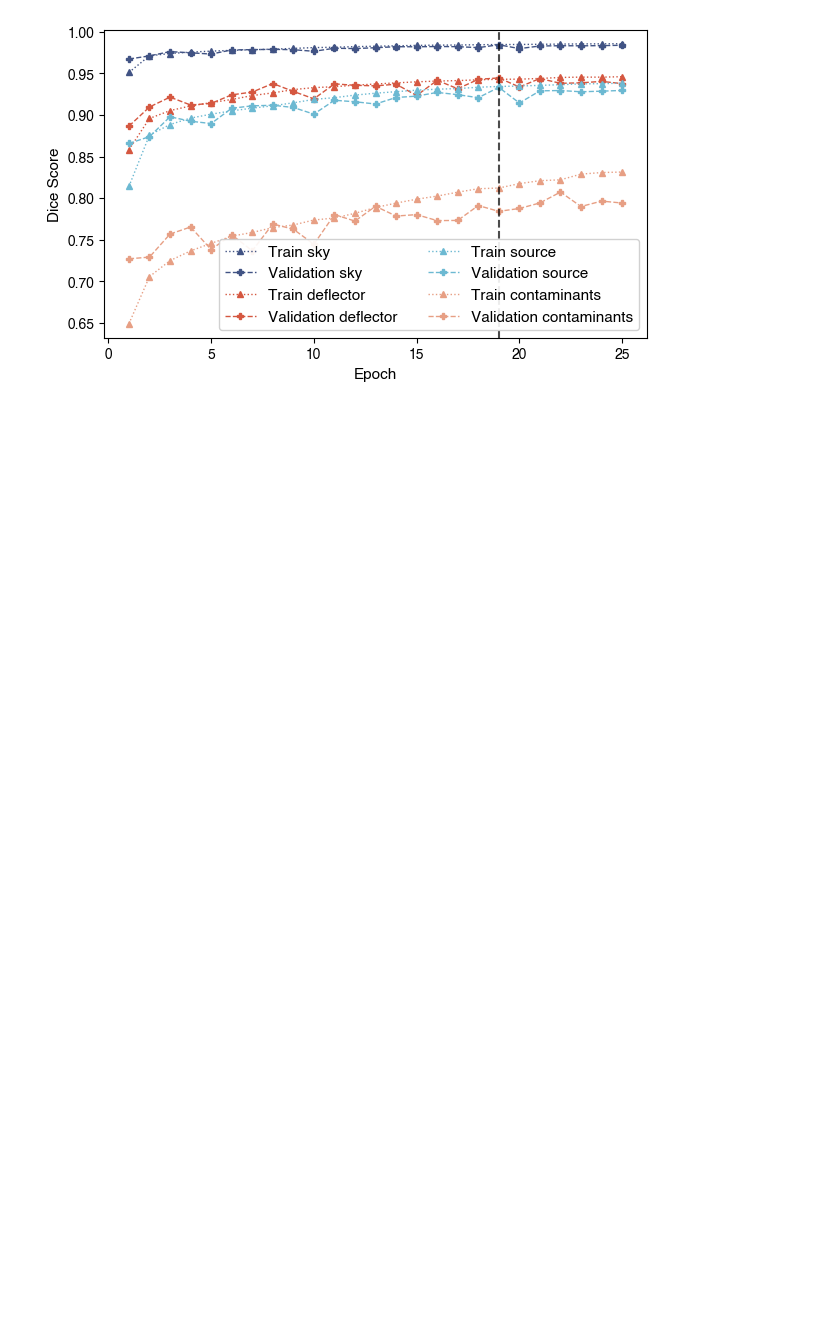
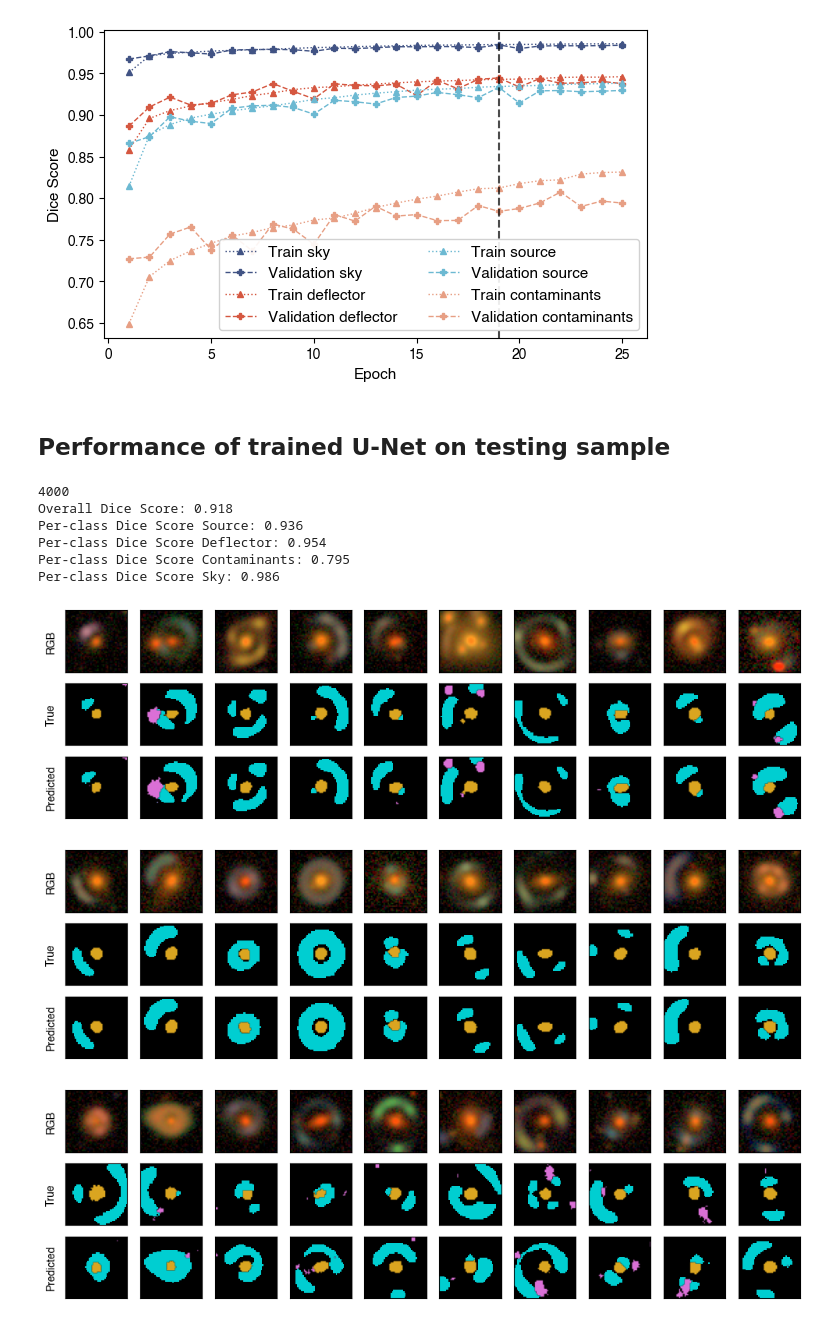
Before and after one commit to JimenaGonzalez/Hybrid_SL_Modeling, a Jupyter notebook: Paper/Figures.ipynb, the cells around one changed output. Drawn from its saved outputs; the diff is of its cells as text; code cells hidden in the pictures; blank space fills up the shorter version.

```diff
--- a/Paper/Figures.ipynb
+++ b/Paper/Figures.ipynb
@@ -204,3 +202,31 @@ def plot_accs_perclass(perf_data):
 plot_accs_perclass(data)
 # %% [output]
 [figure]
+# %% [markdown]
+## Performance of trained U-Net on testing sample
+# %%
+#Printing dice score overall and for each class on testing sample
+
+path_test = '/Users/jimenagonzalez/research/DSPL/Hybrid_SL_Modeling/Segmentation/ML/' # 'Exp/model_exp6/'
+data = np.load(path_test + 'testing_arrays.npz')
+original, segmented, labels = data['Original'], data['Segmented'], data['Labels']
+
+data = pd.read_csv(path_test + 'testing_data.csv')
+data['Per_class_dice'] = data['Per_class_dice'].apply(ast.literal_eval)
+print(len(data))
+
+
+dict_classes = {'0': 'Source', '1': 'Deflector', '2': 'Contaminants', '3': 'Sky'}
+print('Overall Dice Score: {:0.3f}'.format(data['Accuracy'].mean()))
+
+mean_per_class = np.stack(data['Per_class_dice'].values).mean(axis=0)
+
+for i in range(len(mean_per_class)):
+    print('Per-class Dice Score {}: {:0.3f}'.format(dict_classes[str(i)], mean_per_class[i]))
+# %% [output]
+4000
+Overall Dice Score: 0.918
+Per-class Dice Score Source: 0.936
+Per-class Dice Score Deflector: 0.954
+Per-class Dice Score Contaminants: 0.795
+Per-class Dice Score Sky: 0.986
@@ -206,0 +282,25 @@ plot_accs_perclass(data)
+# %%
+# Segmentation performance on random sample, best performing sample and worst performing sample
+N_fig = 10
+
+#Random sample
+idx_tmp = np.random.randint(0, len(data), N_fig)
+img_tmp, segmented_tmp, labels_tmp = original[idx_tmp], segmented[idx_tmp], labels[idx_tmp]
+labels_tmp = labels_tmp.transpose(0, 3, 1, 2)
+plot_results(img_tmp, labels_tmp, segmented_tmp, 'random', ncols=N_fig)
+
+#Best performing sample
+idx_tmp = data['Accuracy'].nlargest(N_fig).index
+img_tmp, segmented_tmp, labels_tmp = original[idx_tmp], segmented[idx_tmp], labels[idx_tmp]
+labels_tmp = labels_tmp.transpose(0, 3, 1, 2)
+plot_results(img_tmp, labels_tmp, segmented_tmp, 'best', ncols=N_fig)
+
+#Worst performing sample
+idx_tmp = data['Accuracy'].nsmallest(N_fig).index
+img_tmp, segmented_tmp, labels_tmp = original[idx_tmp], segmented[idx_tmp], labels[idx_tmp]
+labels_tmp = labels_tmp.transpose(0, 3, 1, 2)
+plot_results(img_tmp, labels_tmp, segmented_tmp, 'worst', ncols=N_fig)
+# %% [output]
+[figure, added]
+[figure, added]
+[figure, added]
```
Also changed, not shown: parts of 9 cells of this notebook, 1 other file.
